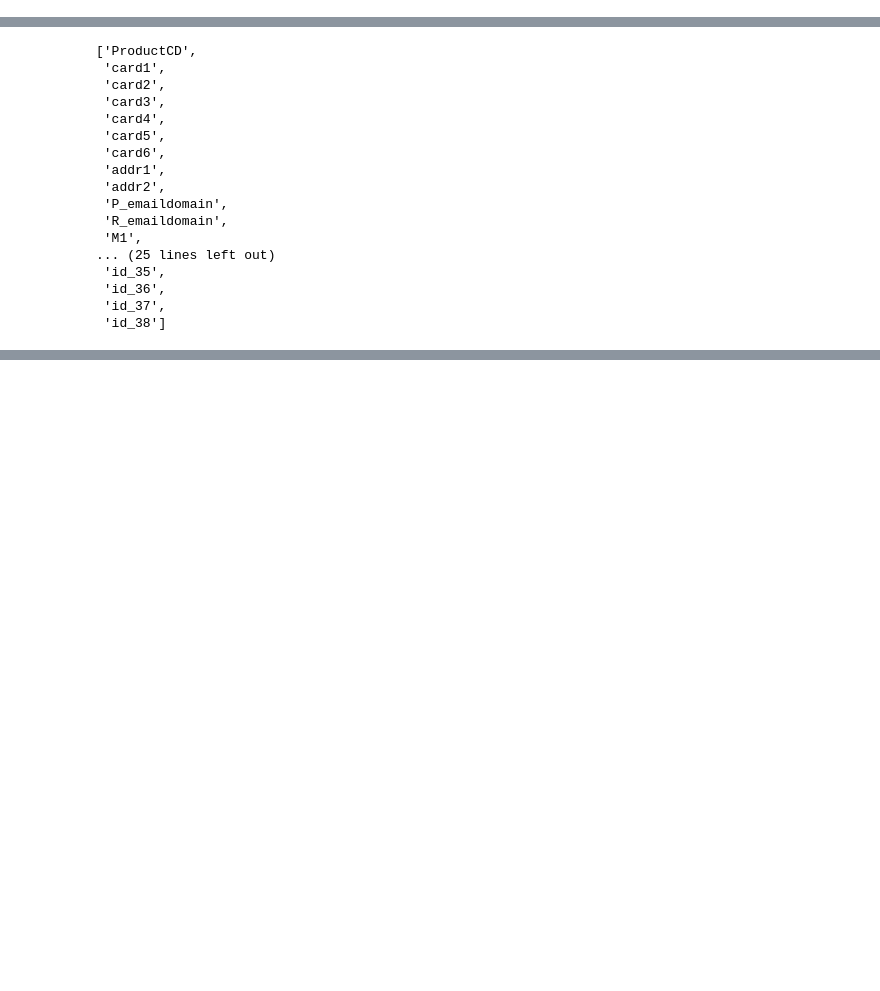
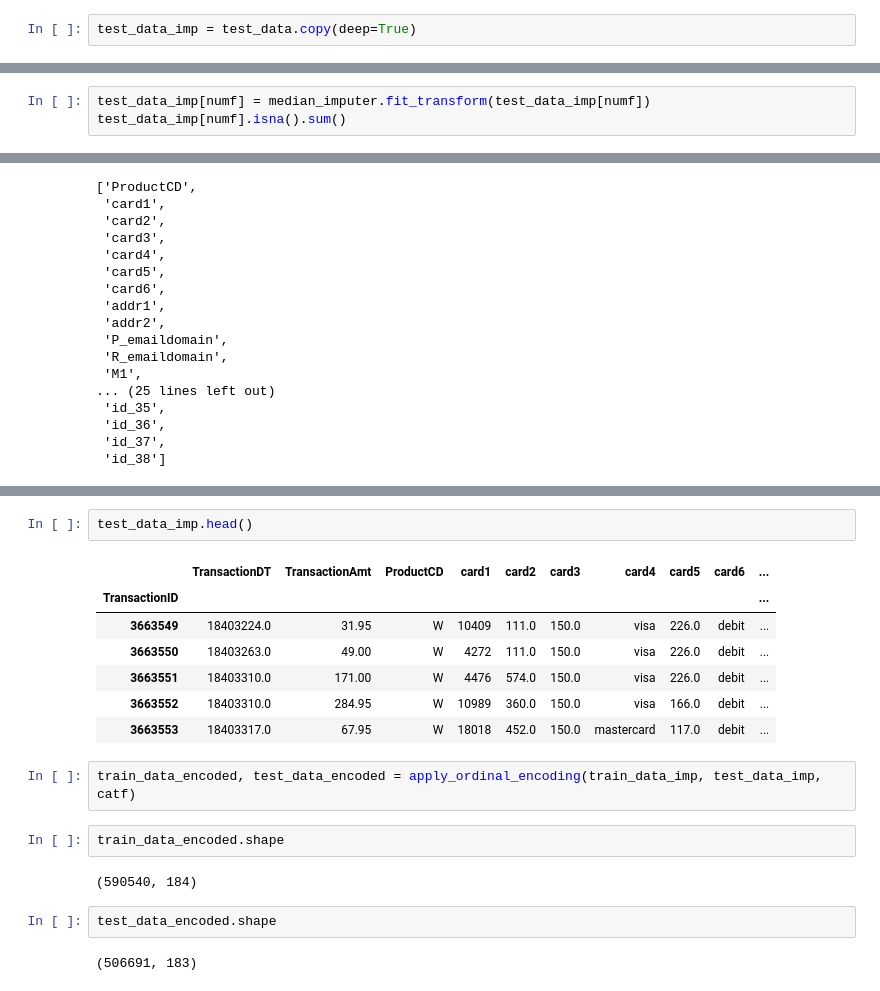
Before and after one commit to tugusav/fraud-detection-system-ann, a Jupyter notebook: FDS_ANN.ipynb, the cells around one changed output, grey strips where cells are left out. Cells and saved outputs as stored; diff of their text form; blank space fills up the shorter version.

```diff
--- a/FDS_ANN.ipynb
+++ b/FDS_ANN.ipynb
@@ -669,5 +685,7 @@ mode_imputer = SimpleImputer(strategy='most_frequent')
 knn_imputer = KNNImputer(n_neighbors=5)
 # %%
 train_data_imp = train_data.copy(deep=True)
+# %%
+test_data_imp = test_data.copy(deep=True)
 # %%
 catf, numf = cat_num_features(train_data)
@@ -673,0 +723,3 @@ catf, numf = cat_num_features(train_data)
+# %%
+test_data_imp[numf] = median_imputer.fit_transform(test_data_imp[numf])
+test_data_imp[numf].isna().sum()
@@ -695,0 +827,20 @@ catf
+# %%
+test_data_imp.head()
+# %% [output]
+|  | TransactionDT | TransactionAmt | ProductCD | card1 | card2 | card3 | card4 | card5 | card6 | ... |
+| TransactionID |  |  |  |  |  |  |  |  |  | ... |
+| 3663549 | 18403224.0 | 31.95 | W | 10409 | 111.0 | 150.0 | visa | 226.0 | debit | ... |
+| 3663550 | 18403263.0 | 49.00 | W | 4272 | 111.0 | 150.0 | visa | 226.0 | debit | ... |
+| 3663551 | 18403310.0 | 171.00 | W | 4476 | 574.0 | 150.0 | visa | 226.0 | debit | ... |
+| 3663552 | 18403310.0 | 284.95 | W | 10989 | 360.0 | 150.0 | visa | 166.0 | debit | ... |
+| 3663553 | 18403317.0 | 67.95 | W | 18018 | 452.0 | 150.0 | mastercard | 117.0 | debit | ... |
+# %%
+train_data_encoded, test_data_encoded = apply_ordinal_encoding(train_data_imp, test_data_imp, catf)
+# %%
+train_data_encoded.shape
+# %% [output]
+(590540, 184)
+# %%
+test_data_encoded.shape
+# %% [output]
+(506691, 183)
```
Also changed, not shown: parts of 21 cells of this notebook.
